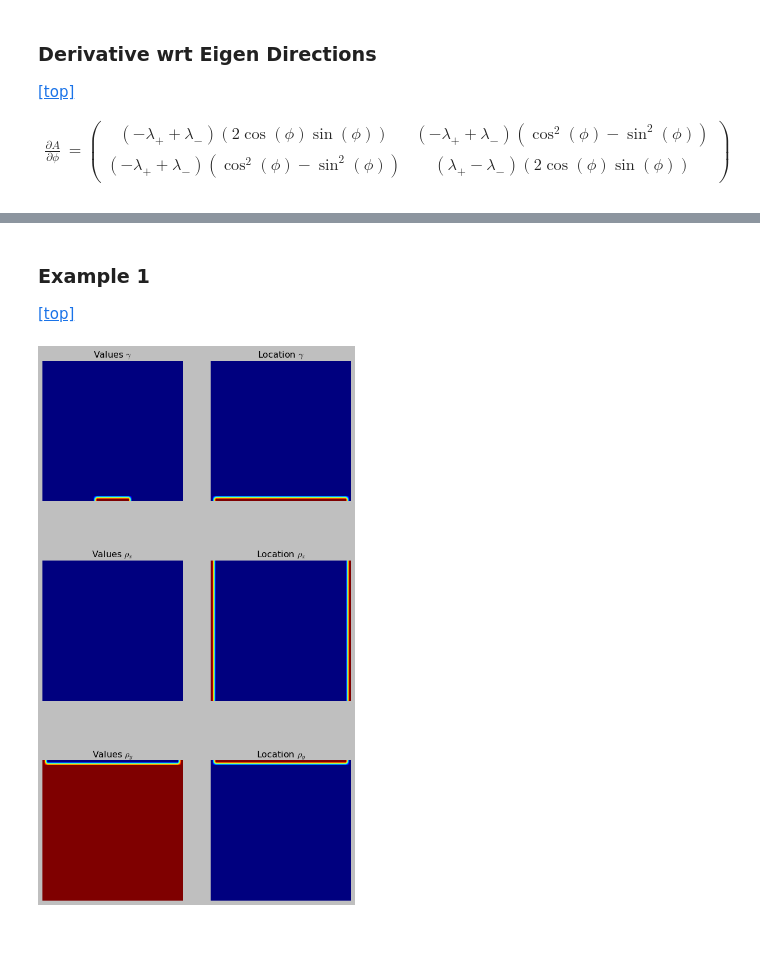
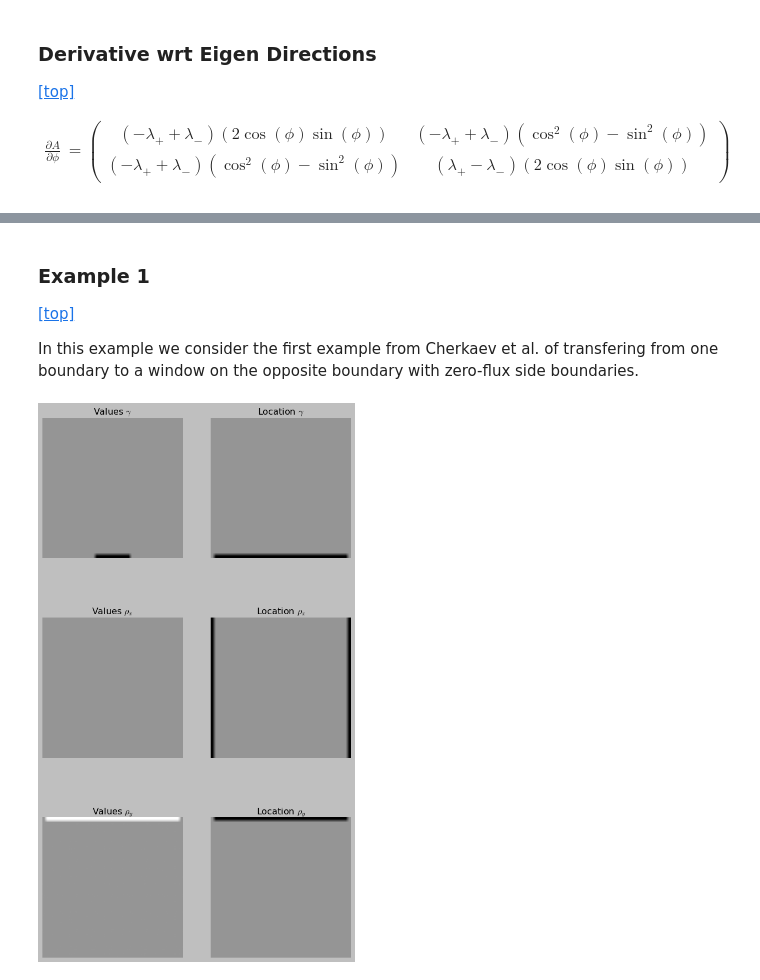
Before and after one commit to JustinBakerMath/homogenize, a Jupyter notebook: Homogenization.ipynb, the cells around one changed output, grey strips where cells are left out. Cells and saved outputs as stored; diff of their text form; code cells hidden in the pictures; blank space fills up the shorter version.

```diff
--- a/Homogenization.ipynb
+++ b/Homogenization.ipynb
@@ -251,6 +296,15 @@ class PDESolver(metaclass=ABCMeta):
     def divAgrad(self):
         pde_mtrx = (self.interior@self.fdm.divAgrad()+self.neumann_xloc@(self.fdm.Agrad()[0])+self.neumann_yloc@(self.fdm.Agrad()[1])+self.dirichlet_loc)
         return np.linalg.solve(pde_mtrx,self.neumann_xbc+self.neumann_ybc+self.dirichlet_bc)
+    def MdivAgrad(self):
+        pde_mtrx = (self.interior@-self.fdm.divAgrad()+self.neumann_xloc@(self.fdm.Agrad()[0])+self.neumann_yloc@(self.fdm.Agrad()[1])+self.dirichlet_loc)
+        return np.linalg.solve(pde_mtrx,self.neumann_xbc+self.neumann_ybc+self.dirichlet_bc)
+    def divGrad(self):
+            pde_mtrx = (self.interior@self.fdm.divGrad()+self.neumann_xloc@(self.fdm.grad()[0])+self.neumann_yloc@(self.fdm.grad()[1])+self.dirichlet_loc)
+            return np.linalg.solve(pde_mtrx,self.neumann_xbc+self.neumann_ybc+self.dirichlet_bc)
+    def MdivGrad(self):
+            pde_mtrx = (self.interior@self.fdm.divGrad()+self.neumann_xloc@(self.fdm.grad()[0])+self.neumann_yloc@(self.fdm.grad()[1])+self.dirichlet_loc)
+            return np.linalg.solve(pde_mtrx,self.neumann_xbc+self.neumann_ybc+self.dirichlet_bc)
 # %% [markdown]
 ## Design Operations
 
@@ -263,9 +317,9 @@ $$\begin{align*}
 \end{align*}$$
 # %%
 def genLam(theta,shape,alpha=1,beta=.5):
+    lamPlus=alpha*theta+beta*(np.ones(shape)-theta)
     lamMinus=np.ma.power(theta/alpha+(np.ones(shape)-theta)/beta,-1)
-    lamPlus=alpha*theta+beta*(np.ones(shape)-theta)
-    return lamMinus,lamPlus
+    return lamPlus,lamMinus
 # %% [markdown]
 ### Design Matrix
 
@@ -436,7 +490,7 @@ class heatLens():
         #INITIALIZE
         self.u=np.zeros(self.domain_len)
         self.p=np.zeros(self.domain_len)
-        self.theta=np.ones(self.domain_shape)#np.random.rand(self.domain_len).reshape(self.domain_shape)
+        self.theta=np.zeros(self.domain_shape)#np.random.rand(self.domain_len).reshape(self.domain_shape)
         self.phi=np.zeros(self.domain_shape)#np.pi*np.random.rand(self.domain_len).reshape(self.domain_shape)#
         self.lv=self.options['lv']
         self.vol=self.options['volume']
@@ -496,7 +550,7 @@ class heatLens():
             for j in range(self.n):
                 A_p=A_phi(self.theta[i,j],self.phi[i,j],alpha=alpha,beta=beta)
                 self.phi[i,j]=self.phi[i,j]-tk*(A_p@Du[:,i,j]@Dp[:,i,j])
-
+        self.options['tk'] = .975*tk
         #SOLUTION DATA
         self.u = u
         self.p = p
@@ -510,9 +564,9 @@ class heatLens():
         assert ('gamma' in self.options) and ('gamma_loc' in self.options), 'No Dirichlet Conditions Provided.'
         assert ('rho_x' in self.options) or ('rho_y' in self.options), 'No Sources Provided.'
         if not('alpha' in self.options):
-            self.options['alpha']=.1
+            self.options['alpha']=1
         if not('beta' in self.options):
-            self.options['beta']=1
+            self.options['beta']=.1
         if not('tk' in self.options):
             self.options['tk']=.1
         if not('lv' in self.options):
@@ -523,6 +577,8 @@ class heatLens():
 ### Example 1
 
 <a href="#Numerical-Methods-for-Homogenization" class="top-ref">[top]</a>
+
+In this example we consider the first example from Cherkaev et al. of transfering from one boundary to a window on the opposite boundary with zero-flux side boundaries.
 # %%
 #GRID
 L = 2
@@ -547,7 +603,7 @@ gamma_loc = np.zeros(domain_shape)
 gamma_loc[0,1:-1] = np.ones(n-2)
 gamma = np.zeros(domain_shape)
 gamma[0,3*n//8:5*n//8]=np.ones(n//4)
-options={'lv':0, 'volume':.75, 'tk':.02,
+options={'lv':0, 'volume':.75, 'tk':.05,
          'gamma':gamma,'gamma_loc':gamma_loc,
          'rho_x':rho_x,'rho_xloc':rho_xloc,
          'rho_y':rho_y,'rho_yloc':rho_yloc}
@@ -555,30 +611,30 @@ prob = heatLens(x,y,options)
 # %%
 plt.figure(figsize=(9,16))
 plt.subplot(321)
 plt.title('Values $\\gamma$')
-plt.imshow(prob.gamma[::-1])
+plt.imshow(prob.gamma[::-1],cmap='Greys',vmin=-1,vmax=1)
 plt.axis('off')
 plt.subplot(322)
 plt.title('Location $\\gamma$')
-plt.imshow(prob.gamma_loc[::-1])
+plt.imshow(prob.gamma_loc[::-1],cmap='Greys',vmin=-1,vmax=1)
 plt.axis('off')
 plt.subplot(323)
 plt.title('Values $\\rho_x$')
-plt.imshow(prob.rho_x[::-1])
+plt.imshow(prob.rho_x[::-1],cmap='Greys',vmin=-1,vmax=1)
 plt.axis('off')
 plt.subplot(324)
 plt.title('Location $\\rho_x$')
-plt.imshow(prob.rho_xloc[::-1])
+plt.imshow(prob.rho_xloc[::-1],cmap='Greys',vmin=-1,vmax=1)
 plt.axis('off')
 plt.subplot(325)
 plt.title('Values $\\rho_y$')
-plt.imshow(prob.rho_y[::-1])
+plt.imshow(prob.rho_y[::-1],cmap='Greys',vmin=-1,vmax=1)
 plt.axis('off')
 plt.subplot(326)
 plt.title('Location $\\rho_y$')
-plt.imshow(prob.rho_yloc[::-1])
+plt.imshow(prob.rho_yloc[::-1],cmap='Greys',vmin=-1,vmax=1)
 plt.axis('off')
 plt.show()
 # %% [output]
-[figure, old version]
+[figure, new version]
 # %%
```
Also changed, not shown: parts of 38 cells of this notebook, 2 other files.
